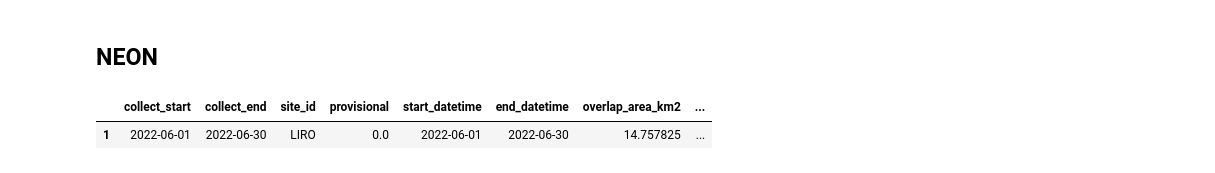
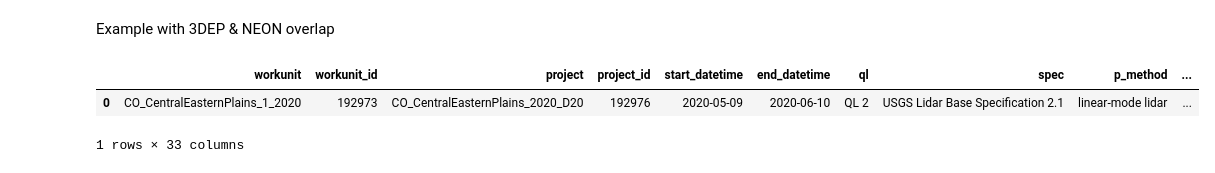
Before and after one commit to uw-cryo/coincident, a Jupyter notebook: docs/examples/vendor_dems.ipynb, the cells around one changed output. Saved outputs shown, nothing was run; the diff lists cells and outputs as text; code cells hidden in the pictures.

```diff
--- a/docs/examples/vendor_dems.ipynb
+++ b/docs/examples/vendor_dems.ipynb
@@ -4,13 +23,16 @@ import geopandas as gpd
 %load_ext autoreload
 %autoreload 2
-# %% [markdown]
-NEON
----
-# %%
-gf_neon_usgs = gpd.read_file("/mnt/c/Users/JackE/uw/STV/data/PCD_neon_3dep_feb25.geojson")
-aoi = gf_neon_usgs.iloc[[1]]
-aoi
-# site_id is the NEON site id of interest and collect_start is our datetime of interest
-# %% [output]
-|  | collect_start | collect_end | site_id | provisional | start_datetime | end_datetime | overlap_area_km2 | ... |
-| 1 | 2022-06-01 | 2022-06-30 | LIRO | 0.0 | 2022-06-01 | 2022-06-30 | 14.757825 | ... |
+# %% [markdown]
+Example with 3DEP & NEON overlap
+# %%
+workunit = "CO_CentralEasternPlains_1_2020"
+df_wesm = coincident.search.wesm.read_wesm_csv()
+gf_lidar = coincident.search.wesm.load_by_fid(
+    df_wesm[df_wesm.workunit == workunit].index
+)
+
+gf_lidar
+# %% [output]
+|  | workunit | workunit_id | project | project_id | start_datetime | end_datetime | ql | spec | p_method | ... |
+| 0 | CO_CentralEasternPlains_1_2020 | 192973 | CO_CentralEasternPlains_2020_D20 | 192976 | 2020-05-09 | 2020-06-10 | QL 2 | USGS Lidar Base Specification 2.1 | linear-mode lidar | ... |
+1 rows × 33 columns
```
Also changed, not shown: parts of 64 cells of this notebook, 6 other files.
